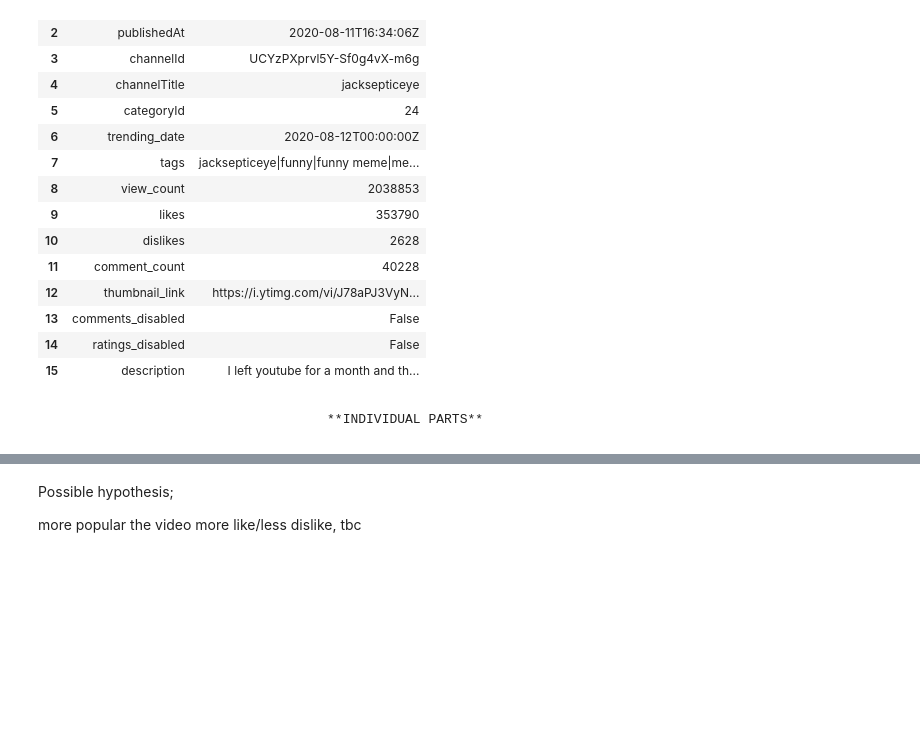
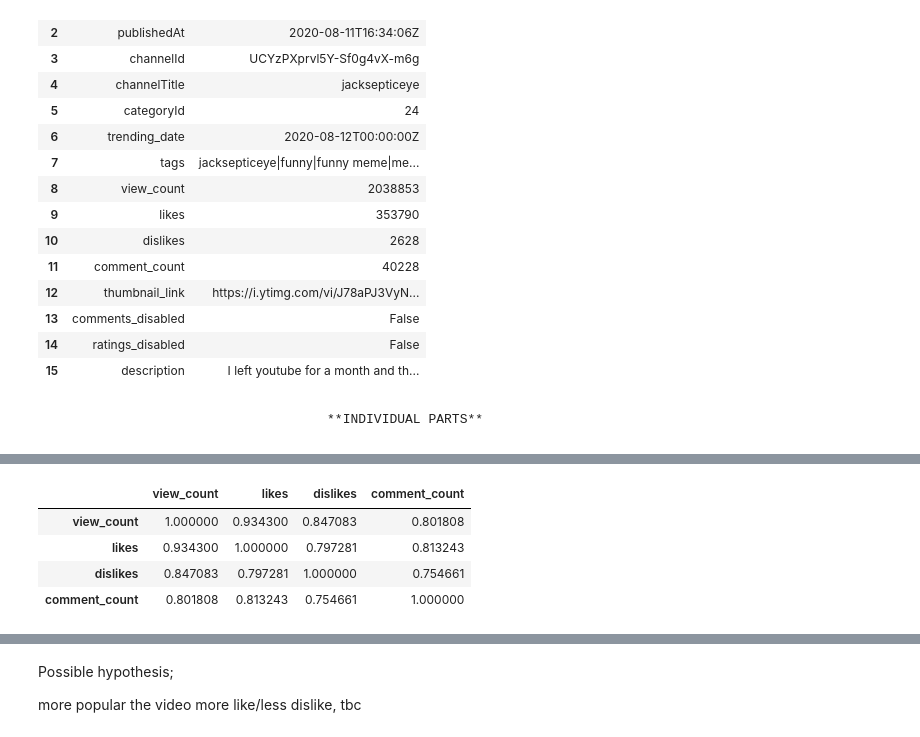
Before and after one commit to gorkemguneser/Youtube-Trending-Videos-Statistical-Analysis, a Jupyter notebook: code/gorkem.ipynb, the cells around one changed output, grey strips where cells are left out. Saved outputs shown, nothing was run; the diff lists cells and outputs as text; code cells hidden in the pictures; blank space fills up the shorter version.

```diff
--- a/code/gorkem.ipynb
+++ b/code/gorkem.ipynb
@@ -124,0 +166,20 @@ data_gb.insert(6,"trend",trend)
+# %%
+'''
+Apparently, there are strong positive correlations between;
+
+view_count vs. likes
+view_count vs. dislikes
+view_count vs. comment_count
+
+likes vs.dislikes
+likes vs. comment_count
+
+dislikes vs. comment_count
+'''
+data_gb_numerical.corr()
+# %% [output]
+|  | view_count | likes | dislikes | comment_count |
+| view_count | 1.000000 | 0.934300 | 0.847083 | 0.801808 |
+| likes | 0.934300 | 1.000000 | 0.797281 | 0.813243 |
+| dislikes | 0.847083 | 0.797281 | 1.000000 | 0.754661 |
+| comment_count | 0.801808 | 0.813243 | 0.754661 | 1.000000 |
```
Also changed, not shown: parts of 7 cells of this notebook.
